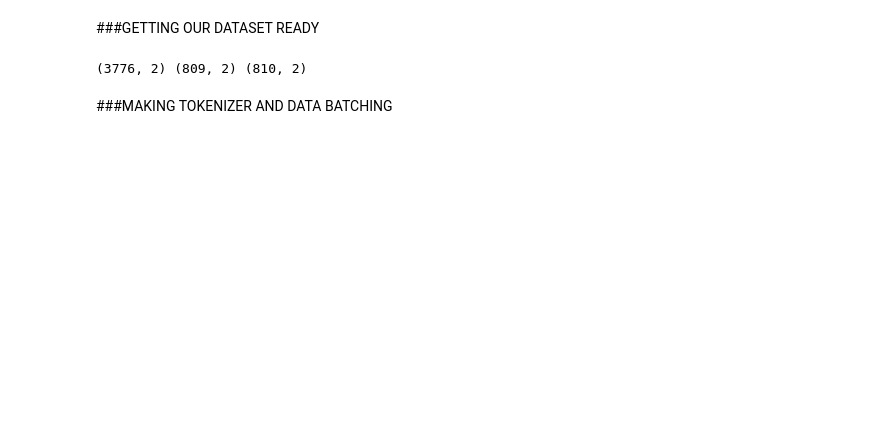
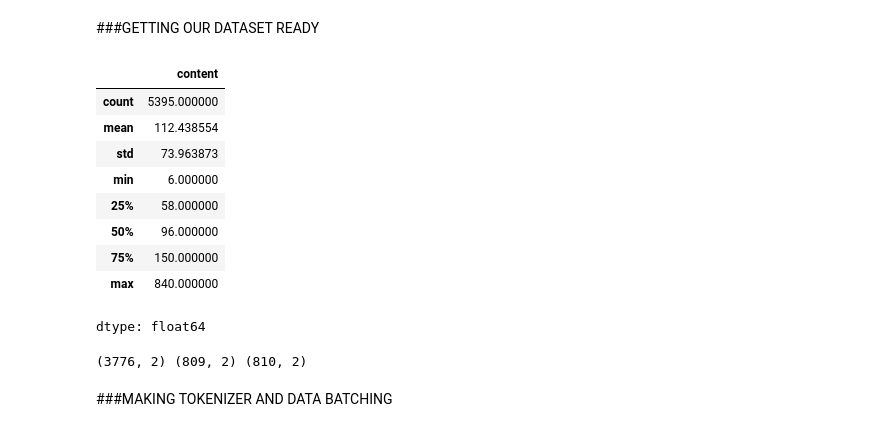
Before and after one commit to tishasetia13/inside-out-emotion-classifier, a Jupyter notebook: inside_out.ipynb, the cells around one changed output. Drawn from its saved outputs; the diff is of its cells as text; code cells hidden in the pictures; blank space fills up the shorter version.

```diff
--- a/inside_out.ipynb
+++ b/inside_out.ipynb
@@ -22,9 +22,20 @@ df = df.drop(columns=['Unnamed: 2'])
 df['content'] = df['content'].str.replace('\\n', ' ', regex=False)
 df['content'] = df['content'].str.replace(r'\s+', ' ', regex=True).str.strip()
 # %%
-#pd.set_option('display.max_colwidth', None)
-#df.sample(20, random_state=42)['content']
-#df['content'].str.len().describe()
+pd.set_option('display.max_colwidth', None)
+df.sample(20, random_state=42)['content']
+df['content'].str.len().describe()
+# %% [output]
+|  | content |
+| count | 5395.000000 |
+| mean | 112.438554 |
+| std | 73.963873 |
+| min | 6.000000 |
+| 25% | 58.000000 |
+| 50% | 96.000000 |
+| 75% | 150.000000 |
+| max | 840.000000 |
+dtype: float64
 # %%
 df = df.reset_index(drop=True)
 # %%
```
Also changed, not shown: parts of 15 cells of this notebook.
